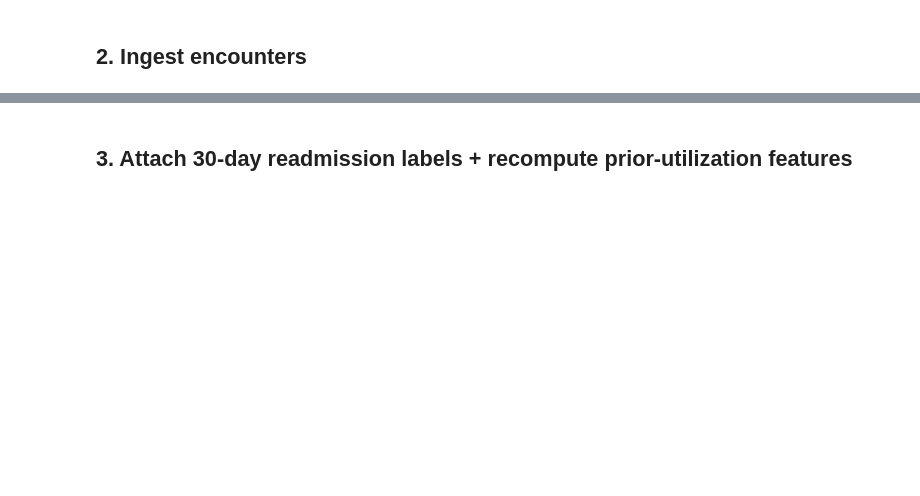
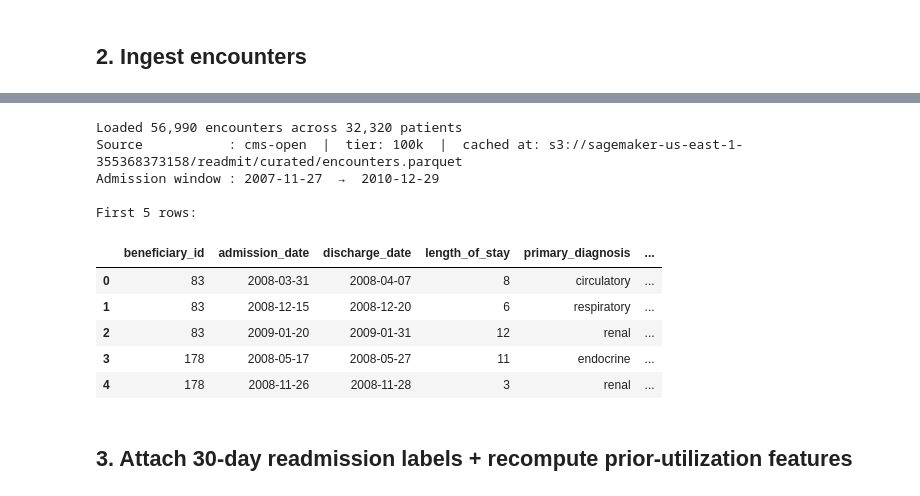
Before and after one commit to JoseSdvl/AAI-540-Group-2-Final-Project, a Jupyter notebook: AAI-540-Group02-project-V2.ipynb, the cells around one changed output, grey strips where cells are left out. Saved outputs shown, nothing was run; the diff lists cells and outputs as text; code cells hidden in the pictures; blank space fills up the shorter version.

```diff
--- a/AAI-540-Group02-project-V2.ipynb
+++ b/AAI-540-Group02-project-V2.ipynb
@@ -256,7 +299,7 @@ encounters = load_encounters(
     n_patients=N_PATIENTS,
     seed=42,
     cms_tier=CMS_TIER,
-    force_recurate=FORCE_RECURATE, # True for first run, False for subsequent runs
+    force_recurate=False,  # True for first run, False for subsequent runs
 )
 
 print(f'Loaded {len(encounters):,} encounters across {encounters.beneficiary_id.nunique():,} patients')
@@ -266,3 +309,4 @@ print(f'Source           : {DATA_SOURCE}'
 print(f'Admission window : {encounters.admission_date.min().date()}  →  {encounters.admission_date.max().date()}')
 print('\nFirst 5 rows:')
 encounters.head(5)
+# %% [output]
@@ -269,3 +314,14 @@ encounters.head(5)
+Loaded 56,990 encounters across 32,320 patients
+Source           : cms-open  |  tier: 100k  |  cached at: s3://sagemaker-us-east-1-355368373158/readmit/curated/encounters.parquet
+Admission window : 2007-11-27  →  2010-12-29
+
+First 5 rows:
+|  | beneficiary_id | admission_date | discharge_date | length_of_stay | primary_diagnosis | ... |
+| 0 | 83 | 2008-03-31 | 2008-04-07 | 8 | circulatory | ... |
+| 1 | 83 | 2008-12-15 | 2008-12-20 | 6 | respiratory | ... |
+| 2 | 83 | 2009-01-20 | 2009-01-31 | 12 | renal | ... |
+| 3 | 178 | 2008-05-17 | 2008-05-27 | 11 | endocrine | ... |
+| 4 | 178 | 2008-11-26 | 2008-11-28 | 3 | renal | ... |
 # %% [markdown]
 ## 3. Attach 30-day readmission labels + recompute prior-utilization features
 # %%
```
Also changed, not shown: parts of 30 cells of this notebook, 3 other files.
